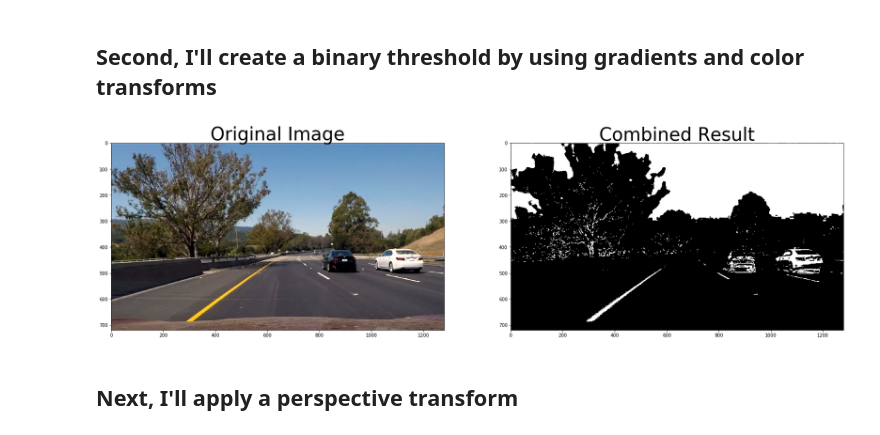
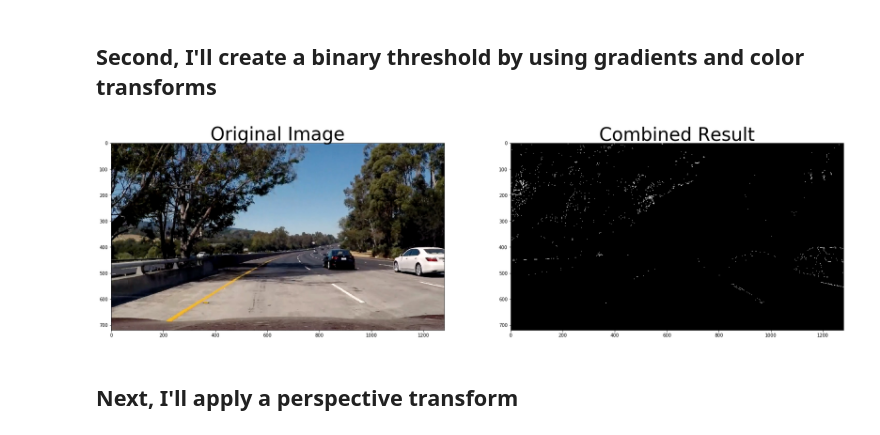
Before and after one commit to albertzheng07/Advanced_Lane_Finding, a Jupyter notebook: examples/project.ipynb, the cells around one changed output. Saved outputs shown, nothing was run; the diff lists cells and outputs as text; code cells hidden in the pictures.

```diff
--- a/examples/project.ipynb
+++ b/examples/project.ipynb
@@ -100,7 +100,7 @@ import matplotlib.pyplot as plt
 import matplotlib.image as mpimg
 import matplotlib.patches as patches
 # %%
-def binary_threshold(img, s_thresh=(175, 255), sx_thresh=(20, 100), l_thresh=(230, 255), b_thresh=(155, 200)):
+def binary_threshold(img, s_thresh=(180, 255), sx_thresh=(50, 100), l_thresh=(220, 255), b_thresh=(160, 200)):
     gray = cv2.cvtColor(img, cv2.COLOR_RGB2GRAY)
 
     # Convert to HLS color space and separate the S channel
@@ -116,13 +116,22 @@ def binary_threshold(img, s_thresh=(175, 255), sx_thresh=(20, 100), l_thresh=(23
 
     # Sobel x
     sobelx = cv2.Sobel(gray, cv2.CV_64F, 1, 0) # Take the derivative in x on gray scale of image
-    abs_sobelx = np.absolute(sobelx) # Absolute x derivative to accentuate lines away from horizontal
-    scaled_sobel = np.uint8(255*abs_sobelx/np.max(abs_sobelx))
-
-    # Threshold x gradient
-    sxbinary = np.zeros_like(scaled_sobel)
-    sxbinary[(scaled_sobel >= sx_thresh[0]) & (scaled_sobel <= sx_thresh[1])] = 1
-
+    #scaled_sobelx = np.uint8(255*abs_sobelx/np.max(abs_sobelx))
+    sobely = cv2.Sobel(gray, cv2.CV_64F, 0, 1) # Take the derivative in x on gray scale of image
+    #abs_sobely = np.absolute(sobely) # Absolute x derivative to accentuate lines away from horizontal
+    #scaled_sobely = np.uint8(255*abs_sobely/np.max(abs_sobely))
+    gradmag = np.sqrt(sobelx**2 + sobely**2)
+   # Rescale to 8 bit
+    scale_factor = np.max(gradmag)/255
+    gradmag = (gradmag/scale_factor).astype(np.uint8)
+    # Create a binary image of ones where threshold is met, zeros otherwise
+    sgbinary = np.zeros_like(gradmag)
+    sgbinary[(gradmag >= sx_thresh[0]) & (gradmag <= sx_thresh[1])] = 1
+#     # Threshold x gradient
+#     sxbinary = np.zeros_like(scaled_sobelx)
+#     sxbinary[(scaled_sobelx >= sx_thresh[0]) & (scaled_sobelx <= sx_thresh[1])] = 1
+#     sybinary = np.zeros_like(scaled_sobely)
+#     sybinary[(scaled_sobely >= sx_thresh[0]) & (scaled_sobely <= sx_thresh[1])] = 1
     # Threshold light channel to be more robust to shadows
     l_binary = np.zeros_like(l_channel)
     l_binary[(l_channel >= l_thresh[0]) & (l_channel <= l_thresh[1])] = 1
@@ -133,40 +142,37 @@ def binary_threshold(img, s_thresh=(175, 255), sx_thresh=(20, 100), l_thresh=(23
     b_binary[(b_channel >= b_thresh[0]) & (b_channel <= b_thresh[1])] = 1
 
     # Threshold saturation/color channel to detect both yellow/white lines
     s_binary = np.zeros_like(s_channel)
     s_binary[(s_channel >= s_thresh[0]) & (s_channel <= s_thresh[1])] = 1
 
 #     # Stack each channel with G and B channels corresponding to x gradient, saturation, light channel results
 #     zero_channel = np.zeros_like(sxbinary)
 #     color_binary = np.dstack((zero_channel, sxbinary, s_binary)) * 255
     #print(c_binary)
     #print(np.where(c_binary))
     #print(np.where(l_binary))
-    combined_binary = np.zeros_like(sxbinary)
+    combined_binary = np.zeros_like(sgbinary)
     # Take union of x gradient, saturation channel and intersection of yellow/white colored lines as threshold mask
-    combined_binary[((l_binary == 1) | (b_binary == 1)) | (s_binary == 1) ] = 1
+    combined_binary[(((l_binary == 1) | (b_binary == 1)) | (s_binary == 1)) & (sgbinary == 1)] = 1
     #combined_binary[c_binary == 1  & (sxbinary == 1 | s_binary)] = 1
     #print(combined_binary)
     return combined_binary
 
-image = mpimg.imread('../test_images/test6.jpg')
+image = mpimg.imread('../test_images/test5.jpg')
 
 com_binary = binary_threshold(image)
 
 f, (ax1, ax3) = plt.subplots(1, 2, figsize=(24, 9))
 ax1.imshow(image)
 ax1.set_title('Original Image', fontsize=40)
 
-# ax2.imshow(color_binary)
-# ax2.set_title('Stacked Result', fontsize=40)
-
 ax3.imshow(com_binary, cmap='gray')
 ax3.set_title('Combined Result', fontsize=40)
 plt.subplots_adjust(left=0.03, right=0.96, top=0.9, bottom=0.)
 
 plt.savefig('Threshold_Result.jpg')
 # %% [output]
-[figure, old version]
+[figure, new version]
 # %% [markdown]
 ## Next, I'll apply a perspective transform
 # %%
```
Also changed, not shown: parts of 10 cells of this notebook, 5 other files.
